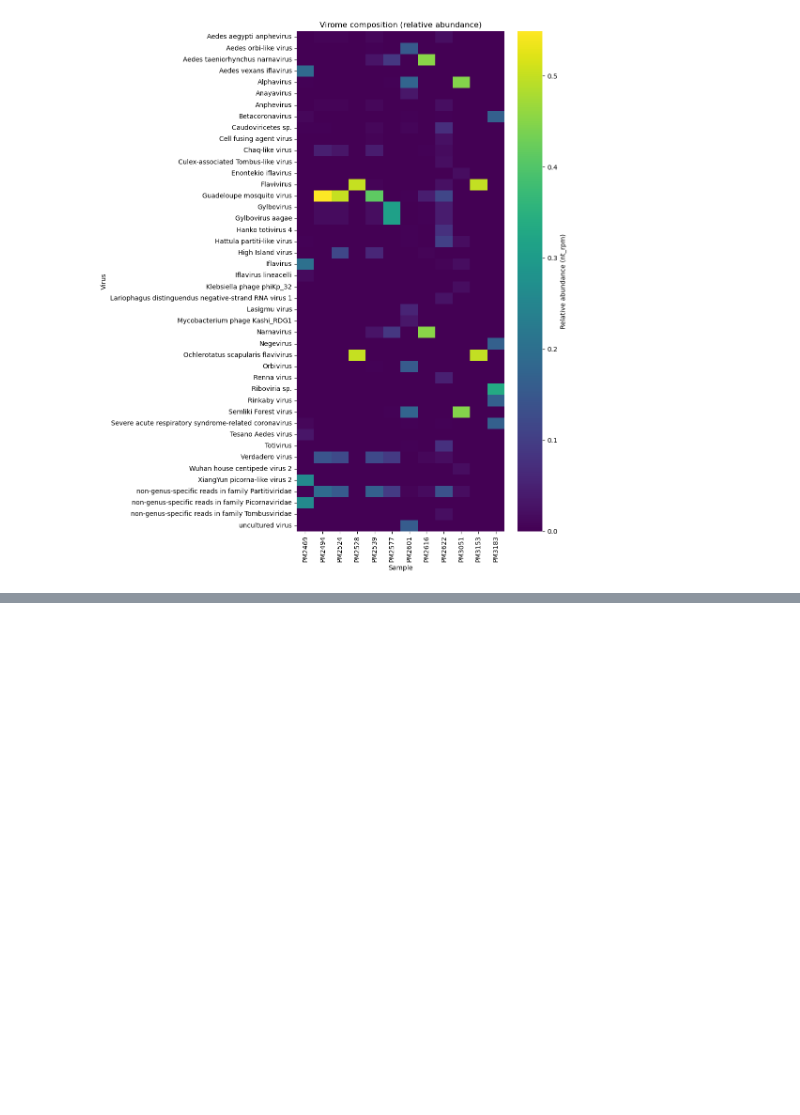
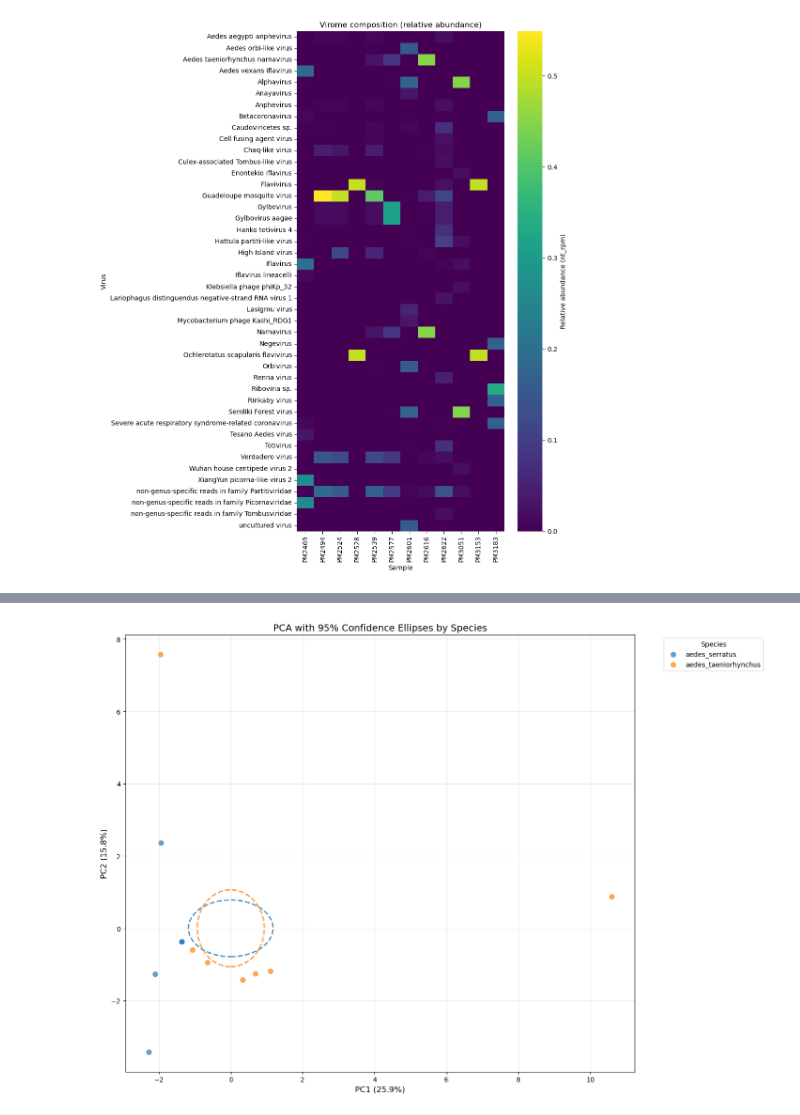
Before and after one commit to mgarciak-LEVE/mosquito_virome_yucatan_LEVE, a Jupyter notebook: scripts/czid_analysis/sequence_analysis.ipynb, the cells around one changed output, grey strips where cells are left out. Cells and saved outputs as stored; diff of their text form; code cells hidden in the pictures; blank space fills up the shorter version.

```diff
--- a/scripts/czid_analysis/sequence_analysis.ipynb
+++ b/scripts/czid_analysis/sequence_analysis.ipynb
@@ -368,0 +531,33 @@ plt.show()
+# %%
+# Plot with ellipses for each species
+fig, ax = plt.subplots(figsize=(14, 10))
+
+# Get unique species
+unique_species = pca_df['species'].unique()
+species_colors = sns.color_palette("tab10", len(unique_species))
+species_color_map = dict(zip(unique_species, species_colors))
+
+# Plot with ellipses for each species
+for species, color in species_color_map.items():
+    species_data = pca_df[pca_df['species'] == species]
+
+    if len(species_data) > 0:
+        ax.scatter(species_data['PC1'], species_data['PC2'],
+                  c=[color], label=species, s=80, alpha=0.7, edgecolors='white', linewidth=1)
+
+        # Add confidence ellipse (95% confidence)
+        if len(species_data) >= 3:
+            confidence_ellipse(species_data['PC1'], species_data['PC2'], ax,
+                              n_std=2.0, edgecolor=color, facecolor='none',
+                              linewidth=2, linestyle='--', alpha=0.8)
+
+ax.set_xlabel(f'PC1 ({explained_variance[0]:.1%})', fontsize=12)
+ax.set_ylabel(f'PC2 ({explained_variance[1]:.1%})', fontsize=12)
+ax.set_title('PCA with 95% Confidence Ellipses by Species', fontsize=14)
+ax.legend(title='Species', bbox_to_anchor=(1.05, 1), loc='upper left')
+ax.grid(True, alpha=0.3)
+
+plt.tight_layout()
+plt.show()
+# %% [output]
+[figure, added]
```
Also changed, not shown: parts of 12 cells of this notebook.
